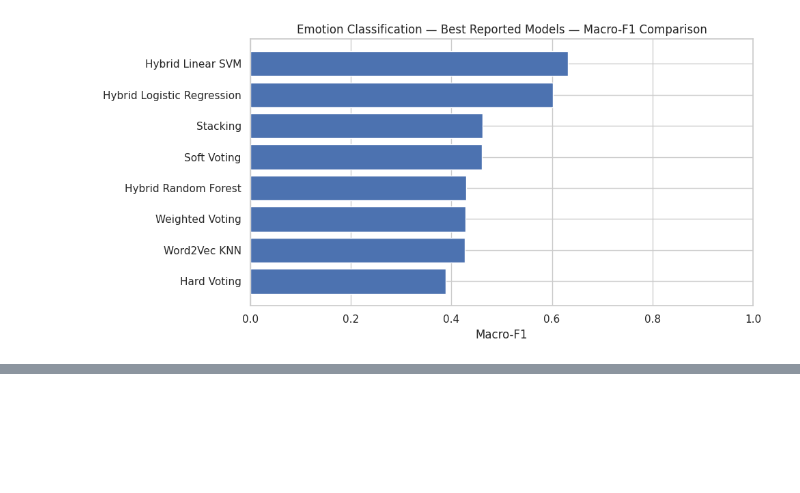
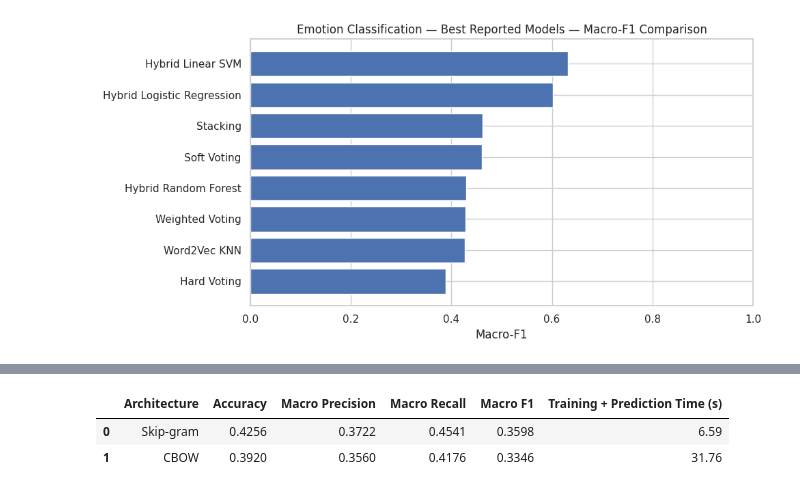
Before and after one commit to sats-11/sats-11-web-projects, a Jupyter notebook: Emotion_&_Mental_Health_Detection_Word2Vec.ipynb, the cells around one changed output, grey strips where cells are left out. Saved outputs shown, nothing was run; the diff lists cells and outputs as text; code cells hidden in the pictures; blank space fills up the shorter version.

```diff
--- a/Emotion_&_Mental_Health_Detection_Word2Vec.ipynb
+++ b/Emotion_&_Mental_Health_Detection_Word2Vec.ipynb
@@ -1755,0 +1908,42 @@ plot_model_results(
+# %%
+
+# Train Logistic Regression on CBOW features
+scaler_cbow = StandardScaler()
+X_train_cbow_scaled = scaler_cbow.fit_transform(X_train_cbow)
+X_test_cbow_scaled = scaler_cbow.transform(X_test_cbow)
+
+cbow_lr = LogisticRegression(
+    max_iter=2000,
+    class_weight="balanced",
+    random_state=42
+)
+
+start = time()
+cbow_lr.fit(X_train_cbow_scaled, y_train)
+cbow_predictions = cbow_lr.predict(X_test_cbow_scaled)
+cbow_time = time() - start
+
+cbow_results = {
+    "Architecture": "CBOW",
+    "Accuracy": accuracy_score(y_test, cbow_predictions),
+    "Macro Precision": precision_score(
+        y_test, cbow_predictions, average="macro", zero_division=0
+    ),
+    "Macro Recall": recall_score(
+        y_test, cbow_predictions, average="macro", zero_division=0
+    ),
+    "Macro F1": f1_score(
+        y_test, cbow_predictions, average="macro", zero_division=0
+    ),
+    "Training + Prediction Time (s)": round(cbow_time, 2)
+}
+
+architecture_comparison = pd.DataFrame(
+    [skipgram_results, cbow_results]
+)
+
+display(architecture_comparison.round(4))
+# %% [output]
+|  | Architecture | Accuracy | Macro Precision | Macro Recall | Macro F1 | Training + Prediction Time (s) |
+| 0 | Skip-gram | 0.4256 | 0.3722 | 0.4541 | 0.3598 | 6.59 |
+| 1 | CBOW | 0.3920 | 0.3560 | 0.4176 | 0.3346 | 31.76 |
```
Also changed, not shown: parts of 27 cells of this notebook.
